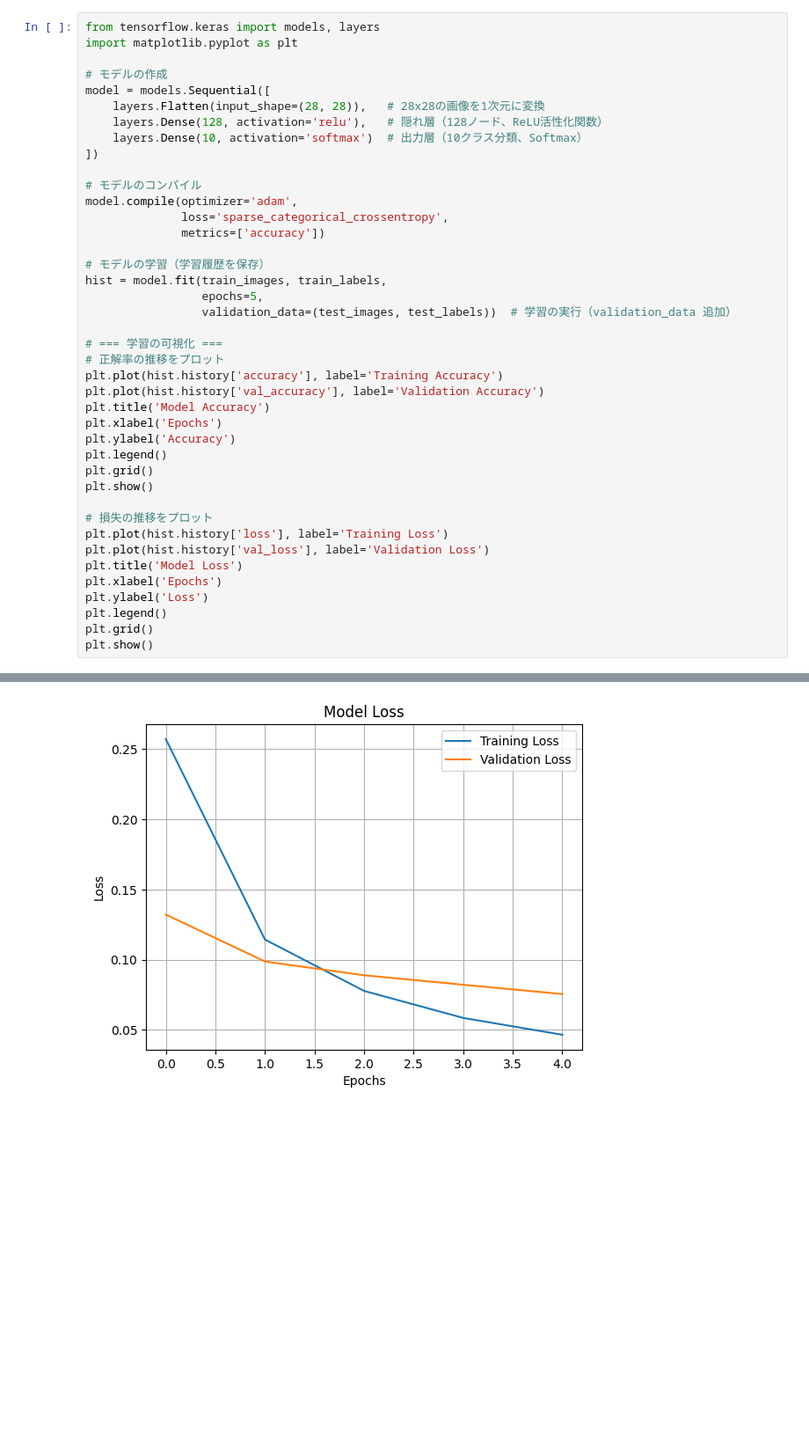
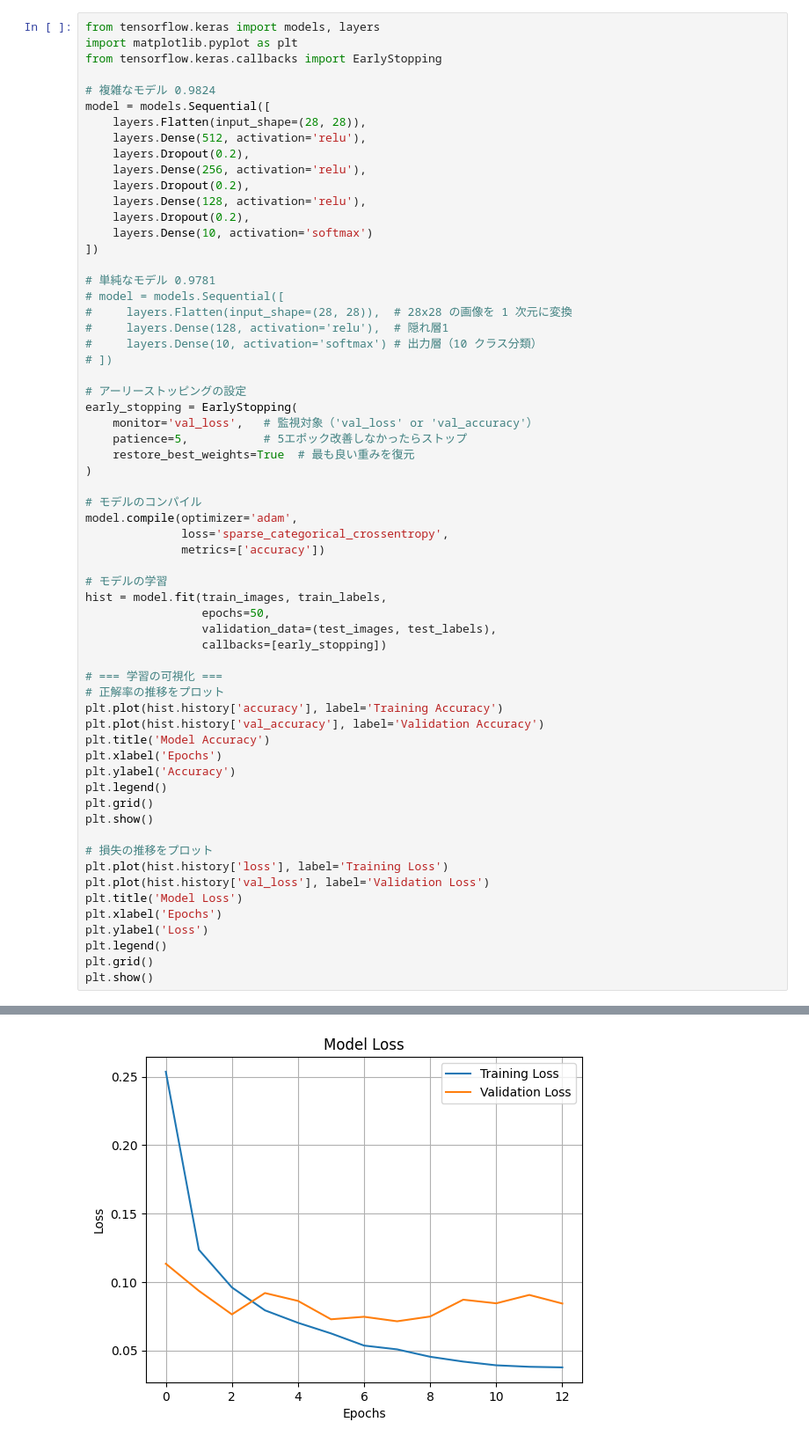
Before and after one commit to kusawokoshitemori/MachineLearningPractice, a Jupyter notebook: MachineLearningPractice.ipynb, the cells around one changed output, grey strips where cells are left out. Shown: that part at 88% size. Saved outputs shown, nothing was run; the diff lists cells and outputs as text; blank space fills up the shorter version.

Commit message:
アーリーストッピングの追加 & 複雑なモデルの検証

```diff
--- a/MachineLearningPractice.ipynb
+++ b/MachineLearningPractice.ipynb
@@ -43,23 +43,44 @@ Normalized data: [[0.         0.         0.         0.         0.         0.
 # %%
 from tensorflow.keras import models, layers
 import matplotlib.pyplot as plt
+from tensorflow.keras.callbacks import EarlyStopping
 
-# モデルの作成
+# 複雑なモデル 0.9824
 model = models.Sequential([
-    layers.Flatten(input_shape=(28, 28)),   # 28x28の画像を1次元に変換
-    layers.Dense(128, activation='relu'),   # 隠れ層（128ノード、ReLU活性化関数）
-    layers.Dense(10, activation='softmax')  # 出力層（10クラス分類、Softmax）
+    layers.Flatten(input_shape=(28, 28)),
+    layers.Dense(512, activation='relu'),
+    layers.Dropout(0.2),
+    layers.Dense(256, activation='relu'),
+    layers.Dropout(0.2),
+    layers.Dense(128, activation='relu'),
+    layers.Dropout(0.2),
+    layers.Dense(10, activation='softmax')
 ])
+
+# 単純なモデル 0.9781
+# model = models.Sequential([
+#     layers.Flatten(input_shape=(28, 28)),  # 28x28 の画像を 1 次元に変換
+#     layers.Dense(128, activation='relu'),  # 隠れ層1
+#     layers.Dense(10, activation='softmax') # 出力層（10 クラス分類）
+# ])
+
+# アーリーストッピングの設定
+early_stopping = EarlyStopping(
+    monitor='val_loss',   # 監視対象（'val_loss' or 'val_accuracy'）
+    patience=5,           # 5エポック改善しなかったらストップ
+    restore_best_weights=True  # 最も良い重みを復元
+)
 
 # モデルのコンパイル
 model.compile(optimizer='adam',
               loss='sparse_categorical_crossentropy',
               metrics=['accuracy'])
 
-# モデルの学習（学習履歴を保存）
+# モデルの学習
 hist = model.fit(train_images, train_labels,
-                 epochs=5,
-                 validation_data=(test_images, test_labels))  # 学習の実行（validation_data 追加）
+                 epochs=50,
+                 validation_data=(test_images, test_labels),
+                 callbacks=[early_stopping])
 
 # === 学習の可視化 ===
 # 正解率の推移をプロット
@@ -96,4 +124,4 @@ Epoch 5/5
-[figure, old version]
+[figure, new version]
 # %%
 import numpy as np
 
```
Also changed, not shown: parts of 5 cells of this notebook.
